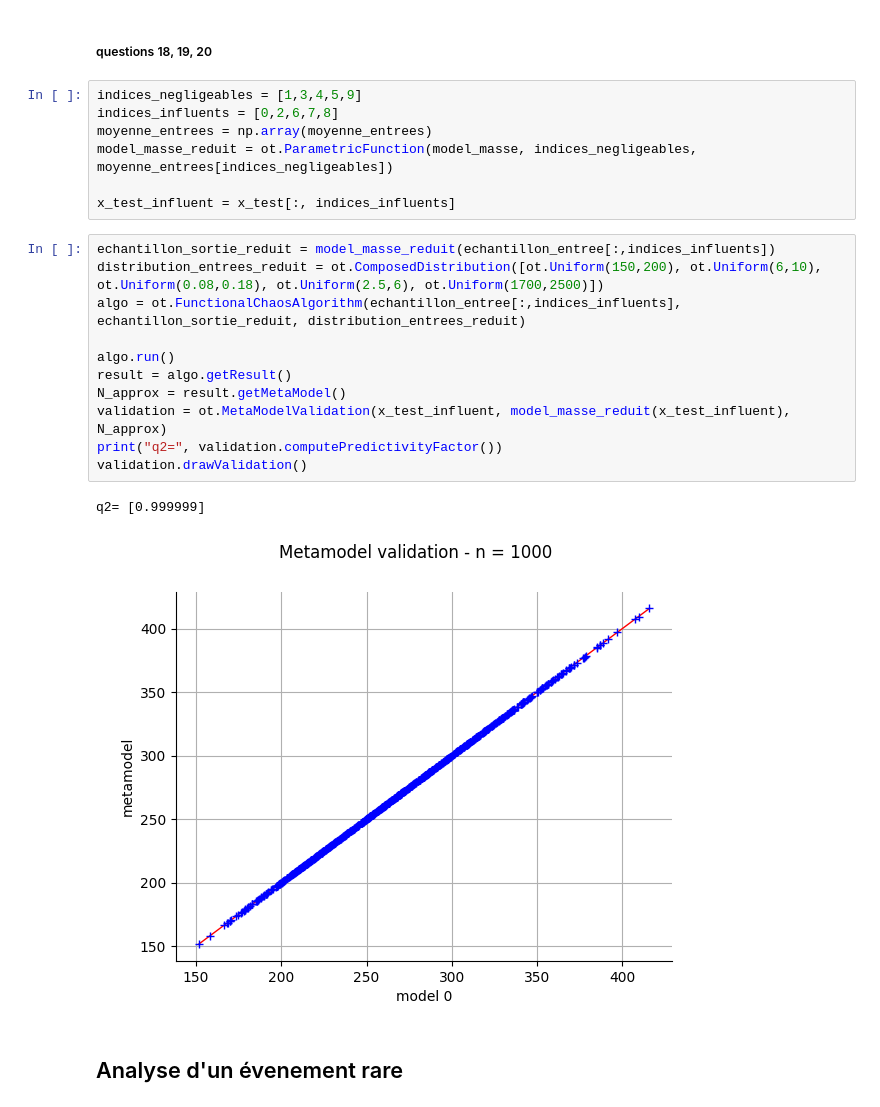
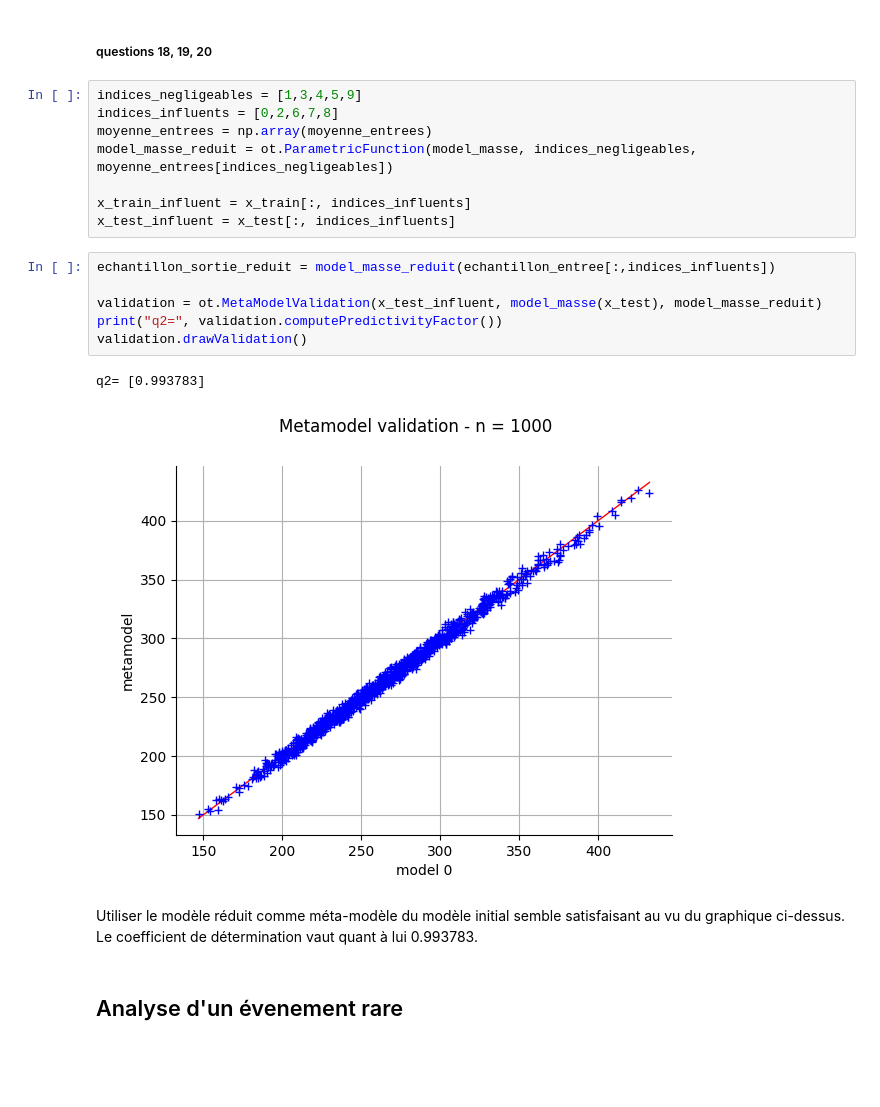
Before and after one commit to Gatienn/Projet_QI, a Jupyter notebook: projetQI.ipynb, the cells around one changed output. Drawn from its saved outputs; the diff is of its cells as text; blank space fills up the shorter version.

```diff
--- a/projetQI.ipynb
+++ b/projetQI.ipynb
@@ -196,21 +223,19 @@ indices_influents = [0,2,6,7,8]
 moyenne_entrees = np.array(moyenne_entrees)
 model_masse_reduit = ot.ParametricFunction(model_masse, indices_negligeables, moyenne_entrees[indices_negligeables])
 
+x_train_influent = x_train[:, indices_influents]
 x_test_influent = x_test[:, indices_influents]
-# %%
-echantillon_sortie_reduit = model_masse_reduit(echantillon_entree[:,indices_influents])
-distribution_entrees_reduit = ot.ComposedDistribution([ot.Uniform(150,200), ot.Uniform(6,10), ot.Uniform(0.08,0.18), ot.Uniform(2.5,6), ot.Uniform(1700,2500)])
-algo = ot.FunctionalChaosAlgorithm(echantillon_entree[:,indices_influents], echantillon_sortie_reduit, distribution_entrees_reduit)
-
-algo.run()
-result = algo.getResult()
-N_approx = result.getMetaModel()
-validation = ot.MetaModelValidation(x_test_influent, model_masse_reduit(x_test_influent), N_approx)
-print("q2=", validation.computePredictivityFactor())
-validation.drawValidation()
-# %% [output]
-q2= [0.999999]
-[figure, removed]
+# %%
+echantillon_sortie_reduit = model_masse_reduit(echantillon_entree[:,indices_influents])
+
+validation = ot.MetaModelValidation(x_test_influent, model_masse(x_test), model_masse_reduit)
+print("q2=", validation.computePredictivityFactor())
+validation.drawValidation()
+# %% [output]
+q2= [0.993783]
+[figure, added]
+# %% [markdown]
+Utiliser le modèle réduit comme méta-modèle du modèle initial semble satisfaisant au vu du graphique ci-dessus. Le coefficient de détermination vaut quant à lui 0.993783.
 # %% [markdown]
 ## Analyse d'un évenement rare
 # %% [markdown]
```
Also changed, not shown: parts of 20 cells of this notebook.
